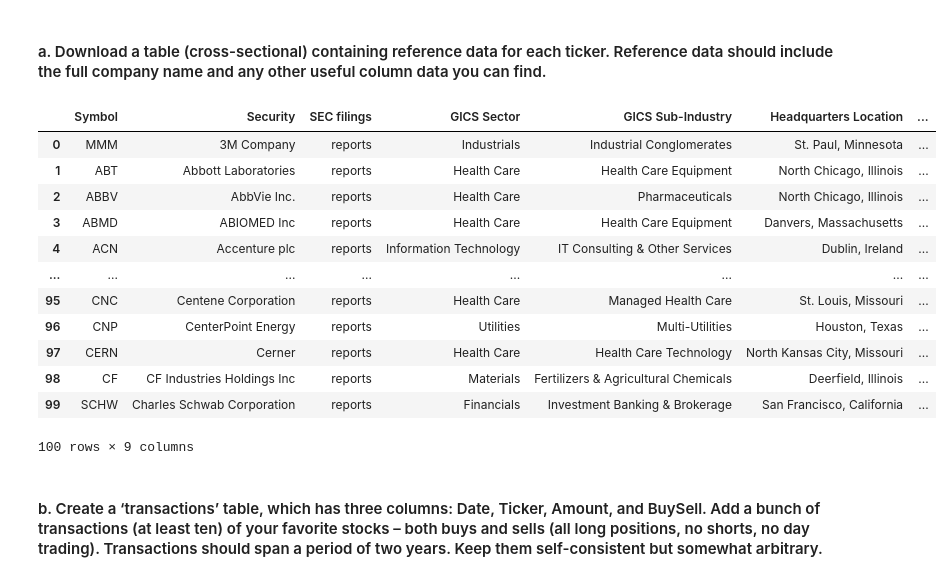
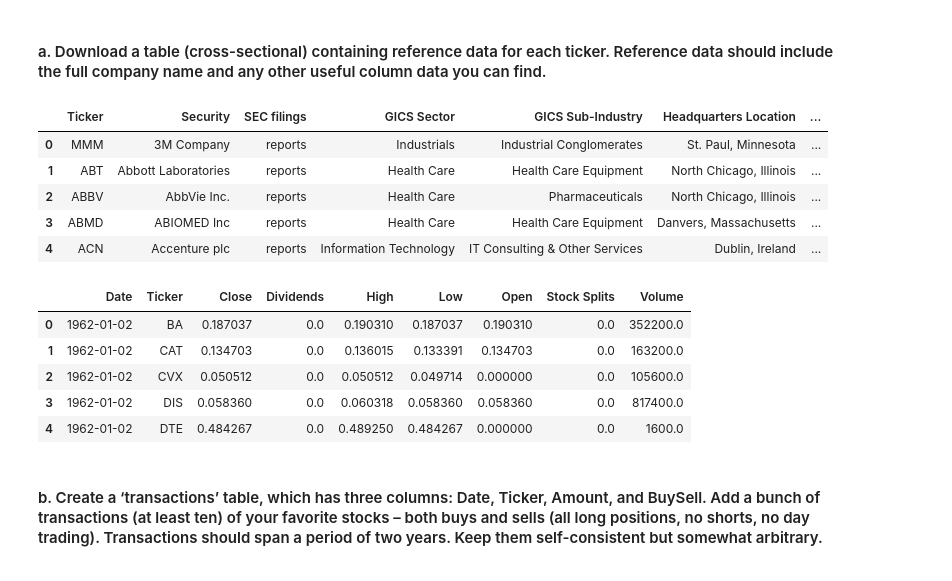
Before and after one commit to jeffsnguyen/Python, a Jupyter notebook: Level_8/Homework/8_2_7.ipynb, the cells around one changed output. Saved outputs shown, nothing was run; the diff lists cells and outputs as text; code cells hidden in the pictures.

```diff
--- a/Level_8/Homework/8_2_7.ipynb
+++ b/Level_8/Homework/8_2_7.ipynb
@@ -29,23 +29,27 @@ InteractiveShell.ast_node_interactivity = "all"
 #### a. Download a table (cross-sectional) containing reference data for each ticker. Reference data should include the full company name and any other useful column data you can find.
 # %%
 # Reload data from 8.2.6
-%store -r data
-referenceData = data
-referenceData.head(100)
+%store -r dataReference
+dataReference = dataReference
+dataReference = dataReference.rename(columns = {"Symbol":"Ticker"})
+dataReference.head()
+
+%store -r dataDaily
+hist = dataDaily
+hist.head()
 # %% [output]
-|  | Symbol | Security | SEC filings | GICS Sector | GICS Sub-Industry | Headquarters Location | ... |
+|  | Ticker | Security | SEC filings | GICS Sector | GICS Sub-Industry | Headquarters Location | ... |
 | 0 | MMM | 3M Company | reports | Industrials | Industrial Conglomerates | St. Paul, Minnesota | ... |
 | 1 | ABT | Abbott Laboratories | reports | Health Care | Health Care Equipment | North Chicago, Illinois | ... |
 | 2 | ABBV | AbbVie Inc. | reports | Health Care | Pharmaceuticals | North Chicago, Illinois | ... |
 | 3 | ABMD | ABIOMED Inc | reports | Health Care | Health Care Equipment | Danvers, Massachusetts | ... |
 | 4 | ACN | Accenture plc | reports | Information Technology | IT Consulting & Other Services | Dublin, Ireland | ... |
-| ... | ... | ... | ... | ... | ... | ... | ... |
-| 95 | CNC | Centene Corporation | reports | Health Care | Managed Health Care | St. Louis, Missouri | ... |
-| 96 | CNP | CenterPoint Energy | reports | Utilities | Multi-Utilities | Houston, Texas | ... |
-| 97 | CERN | Cerner | reports | Health Care | Health Care Technology | North Kansas City, Missouri | ... |
-| 98 | CF | CF Industries Holdings Inc | reports | Materials | Fertilizers & Agricultural Chemicals | Deerfield, Illinois | ... |
-| 99 | SCHW | Charles Schwab Corporation | reports | Financials | Investment Banking & Brokerage | San Francisco, California | ... |
-100 rows × 9 columns
+|  | Date | Ticker | Close | Dividends | High | Low | Open | Stock Splits | Volume |
+| 0 | 1962-01-02 | BA | 0.187037 | 0.0 | 0.190310 | 0.187037 | 0.190310 | 0.0 | 352200.0 |
+| 1 | 1962-01-02 | CAT | 0.134703 | 0.0 | 0.136015 | 0.133391 | 0.134703 | 0.0 | 163200.0 |
+| 2 | 1962-01-02 | CVX | 0.050512 | 0.0 | 0.050512 | 0.049714 | 0.000000 | 0.0 | 105600.0 |
+| 3 | 1962-01-02 | DIS | 0.058360 | 0.0 | 0.060318 | 0.058360 | 0.058360 | 0.0 | 817400.0 |
+| 4 | 1962-01-02 | DTE | 0.484267 | 0.0 | 0.489250 | 0.484267 | 0.000000 | 0.0 | 1600.0 |
 # %% [markdown]
 #### b. Create a ‘transactions’ table, which has three columns: Date, Ticker, Amount, and BuySell. Add a bunch of transactions (at least ten) of your favorite stocks – both buys and sells (all long positions, no shorts, no day trading). Transactions should span a period of two years. Keep them self-consistent but somewhat arbitrary.
 # %%
```
Also changed, not shown: parts of 7 cells of this notebook.
